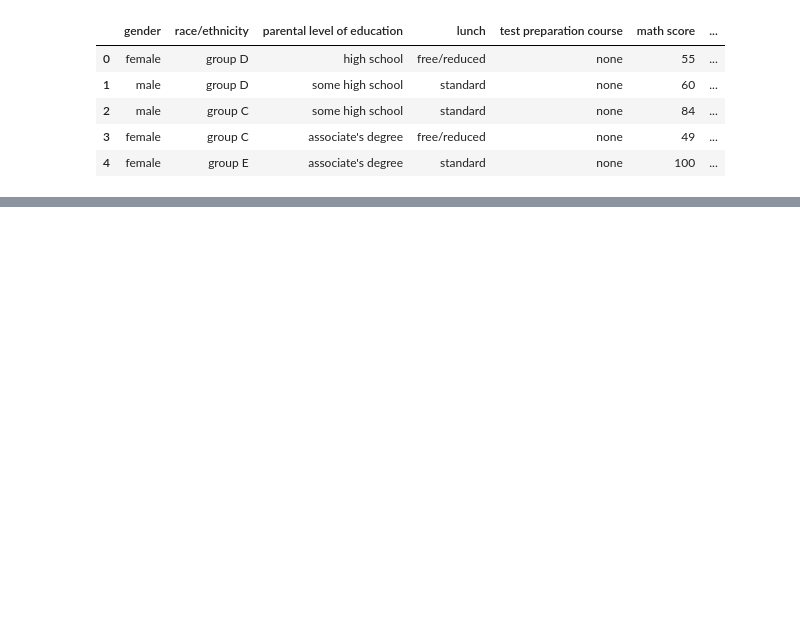
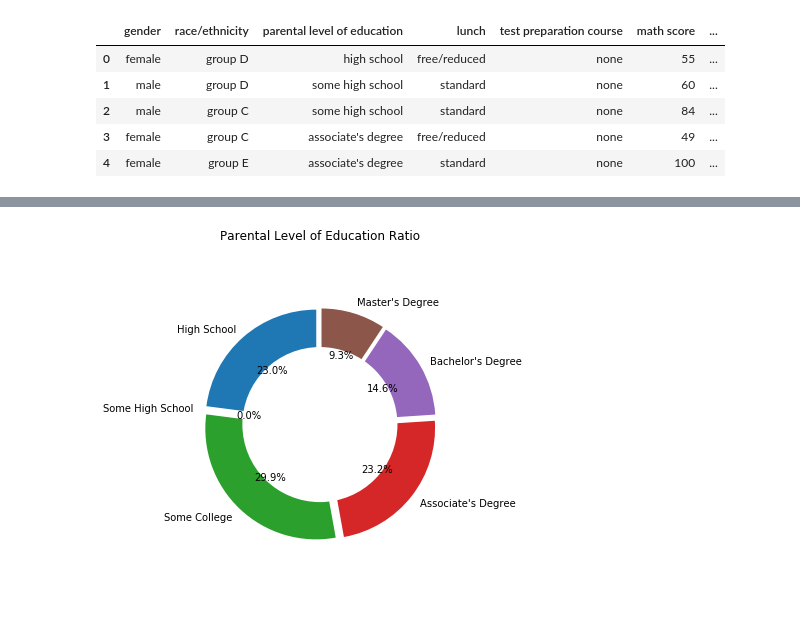
Before and after one commit to kyle1903/cuni_sw_project, a Jupyter notebook: pandas.ipynb, the cells around one changed output, grey strips where cells are left out. Cells and saved outputs as stored; diff of their text form; code cells hidden in the pictures; blank space fills up the shorter version.

```diff
--- a/pandas.ipynb
+++ b/pandas.ipynb
@@ -28,0 +65,29 @@ data.describe()
+# %%
+# ratio of students based on parental level of education
+
+fig, ax = plt.subplots(figsize=(6, 5.5), subplot_kw=dict(aspect="equal"))
+ax.set_title("Parental Level of Education Ratio")
+
+hs = data[data['parental level of education'] == 'high school'].shape[0]
+shs = data[data['parental level of education'] == 'some highs chool'].shape[0]
+sc = data[data['parental level of education'] == 'some college'].shape[0]
+ad = data[data['parental level of education'] == 'associate\'s degree'].shape[0]
+bd = data[data['parental level of education'] == 'bachelor\'s degree'].shape[0]
+md = data[data['parental level of education'] == 'master\'s degree'].shape[0]
+
+labels = 'High School', 'Some High School', 'Some College', 'Associate\'s Degree', 'Bachelor\'s Degree', 'Master\'s Degree'
+sizes = [hs, shs, sc, ad, bd, md]
+explode = (0.05, 0.05, 0.05, 0.05, 0.05, 0.05)
+
+plt.pie(sizes, labels=labels, explode=explode, autopct='%1.1f%%', startangle=90)
+
+#draw circle
+centre_circle = plt.Circle((0,0),0.70,fc='white')
+fig = plt.gcf()
+fig.gca().add_artist(centre_circle)
+
+plt.axis("equal")
+plt.tight_layout()
+plt.show()
+# %% [output]
+[figure, added]
```
Also changed, not shown: parts of 28 cells of this notebook.
